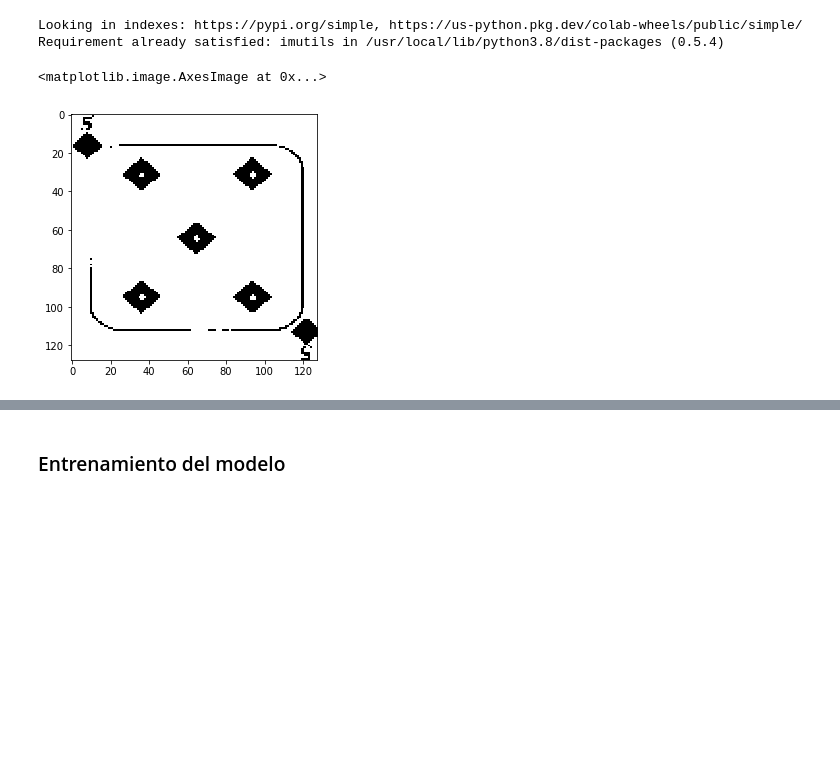
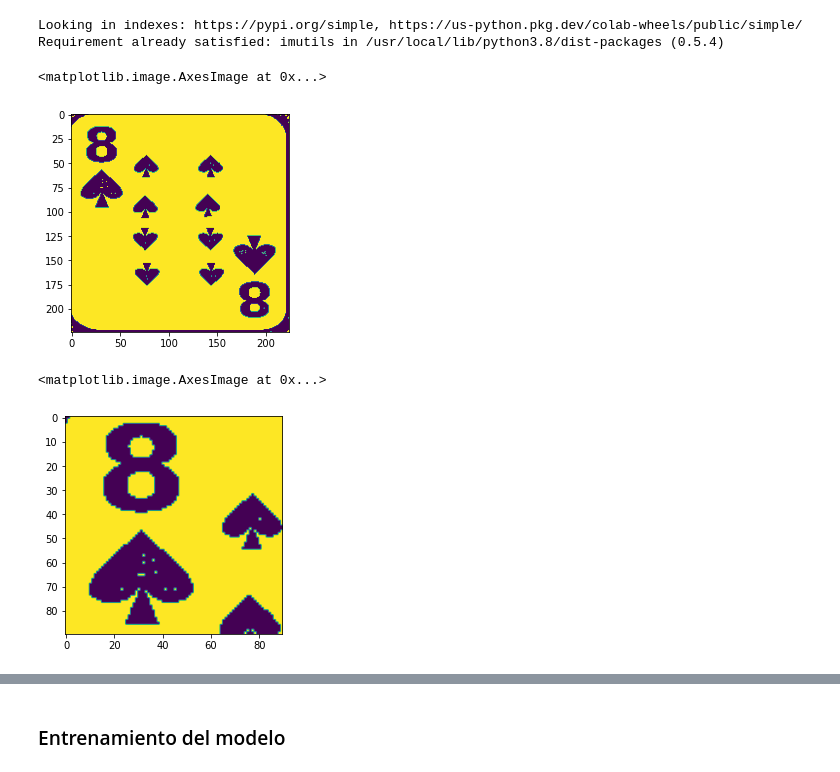
Before and after one commit to cynthiatcelorio/ML_Clustering, a Jupyter notebook: cynthia.ipynb, the cells around one changed output, grey strips where cells are left out. Drawn from its saved outputs; the diff is of its cells as text; code cells hidden in the pictures; blank space fills up the shorter version.

```diff
--- a/cynthia.ipynb
+++ b/cynthia.ipynb
@@ -188,7 +198,16 @@ for imagePath in imagePaths:
 # %%
 from skimage import io
-io.imshow(images_entrenamiento[7744])
+#io.imshow(images_entrenamiento[555])
+
+plt.imshow(images_entrenamiento[1653])
 # %% [output]
 <matplotlib.image.AxesImage at 0x...>
-[figure, old version]
+[figure, new version]
+# %%
+#io.imshow(cropped[555])
+
+plt.imshow(cropped[1653])
+# %% [output]
+<matplotlib.image.AxesImage at 0x...>
+[figure, added]
 # %%
```
Also changed, not shown: parts of 26 cells of this notebook.
